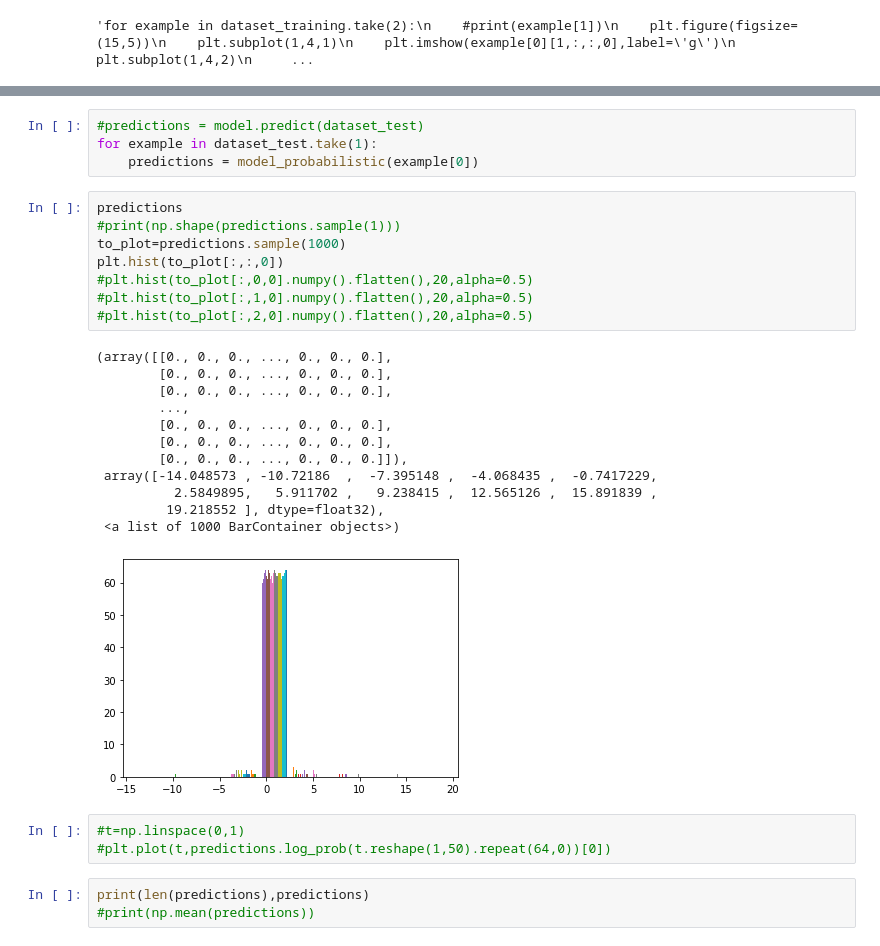
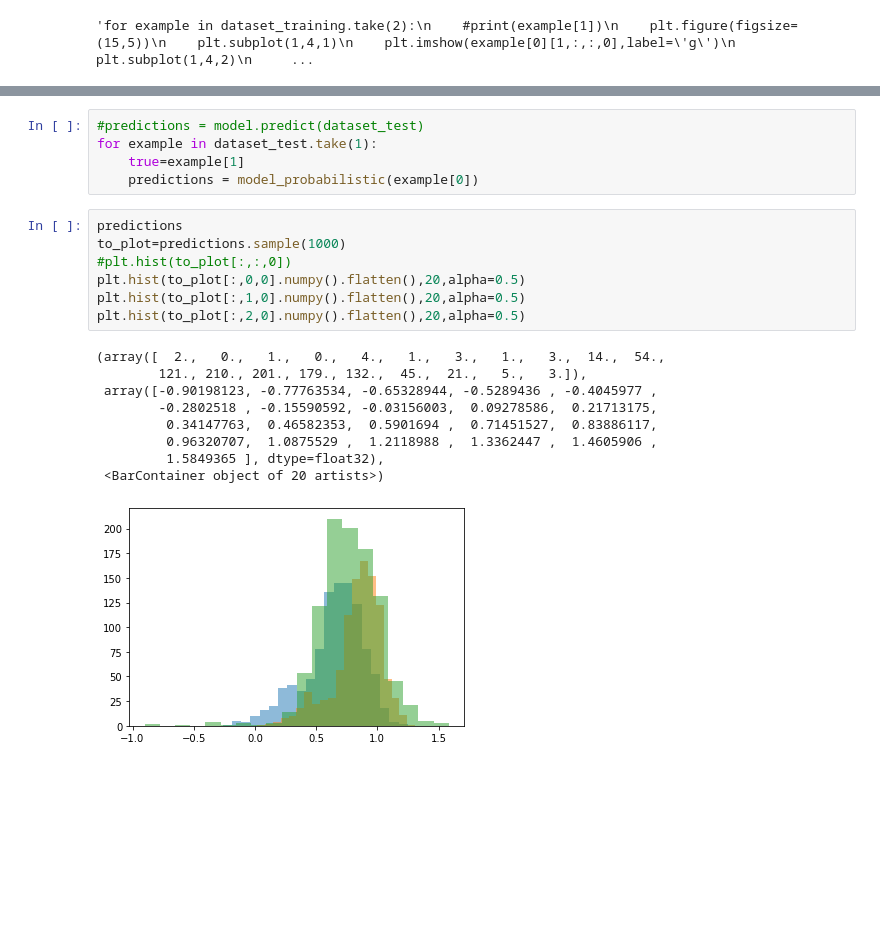
Before and after one commit to EiffL/sfh-inference-hackathon, a Jupyter notebook: notebooks/load_tng100_image_dataset_noiseless.ipynb, the cells around one changed output, grey strips where cells are left out. Cells and saved outputs as stored; diff of their text form; blank space fills up the shorter version.

Commit message:
Add the plots of probabilistic predictions

```diff
--- a/notebooks/load_tng100_image_dataset_noiseless.ipynb
+++ b/notebooks/load_tng100_image_dataset_noiseless.ipynb
@@ -558,31 +558,22 @@ plt.legend(loc='upper right')
 # %%
 #predictions = model.predict(dataset_test)
 for example in dataset_test.take(1):
+    true=example[1]
     predictions = model_probabilistic(example[0])
 # %%
 predictions
-#print(np.shape(predictions.sample(1)))
 to_plot=predictions.sample(1000)
-plt.hist(to_plot[:,:,0])
-#plt.hist(to_plot[:,0,0].numpy().flatten(),20,alpha=0.5)
-#plt.hist(to_plot[:,1,0].numpy().flatten(),20,alpha=0.5)
-#plt.hist(to_plot[:,2,0].numpy().flatten(),20,alpha=0.5)
+#plt.hist(to_plot[:,:,0])
+plt.hist(to_plot[:,0,0].numpy().flatten(),20,alpha=0.5)
+plt.hist(to_plot[:,1,0].numpy().flatten(),20,alpha=0.5)
+plt.hist(to_plot[:,2,0].numpy().flatten(),20,alpha=0.5)
 # %% [output]
-(array([[0., 0., 0., ..., 0., 0., 0.],
-        [0., 0., 0., ..., 0., 0., 0.],
-        [0., 0., 0., ..., 0., 0., 0.],
-        ...,
-        [0., 0., 0., ..., 0., 0., 0.],
-        [0., 0., 0., ..., 0., 0., 0.],
-        [0., 0., 0., ..., 0., 0., 0.]]),
- array([-14.048573 , -10.72186  ,  -7.395148 ,  -4.068435 ,  -0.7417229,
-          2.5849895,   5.911702 ,   9.238415 ,  12.565126 ,  15.891839 ,
-         19.218552 ], dtype=float32),
- <a list of 1000 BarContainer objects>)
+(array([  2.,   0.,   1.,   0.,   4.,   1.,   3.,   1.,   3.,  14.,  54.,
+        121., 210., 201., 179., 132.,  45.,  21.,   5.,   3.]),
+ array([-0.90198123, -0.77763534, -0.65328944, -0.5289436 , -0.4045977 ,
+        -0.2802518 , -0.15590592, -0.03156003,  0.09278586,  0.21713175,
+         0.34147763,  0.46582353,  0.5901694 ,  0.71451527,  0.83886117,
+         0.96320707,  1.0875529 ,  1.2118988 ,  1.3362447 ,  1.4605906 ,
+         1.5849365 ], dtype=float32),
+ <BarContainer object of 20 artists>)
-[figure, old version]
+[figure, new version]
-# %%
-#t=np.linspace(0,1)
-#plt.plot(t,predictions.log_prob(t.reshape(1,50).repeat(64,0))[0])
-# %%
-print(len(predictions),predictions)
-#print(np.mean(predictions))
```
Also changed, not shown: parts of 18 cells of this notebook.
